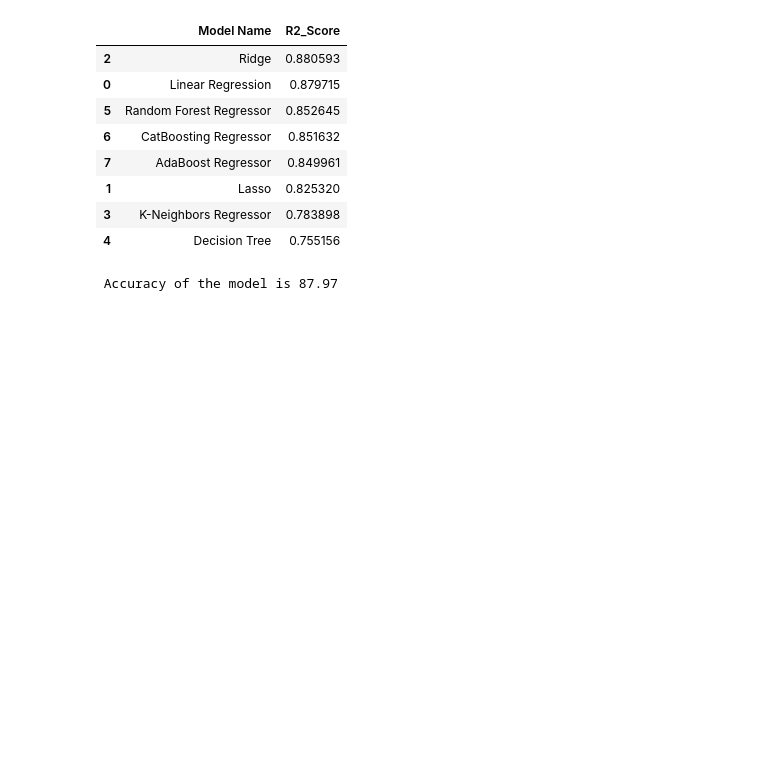
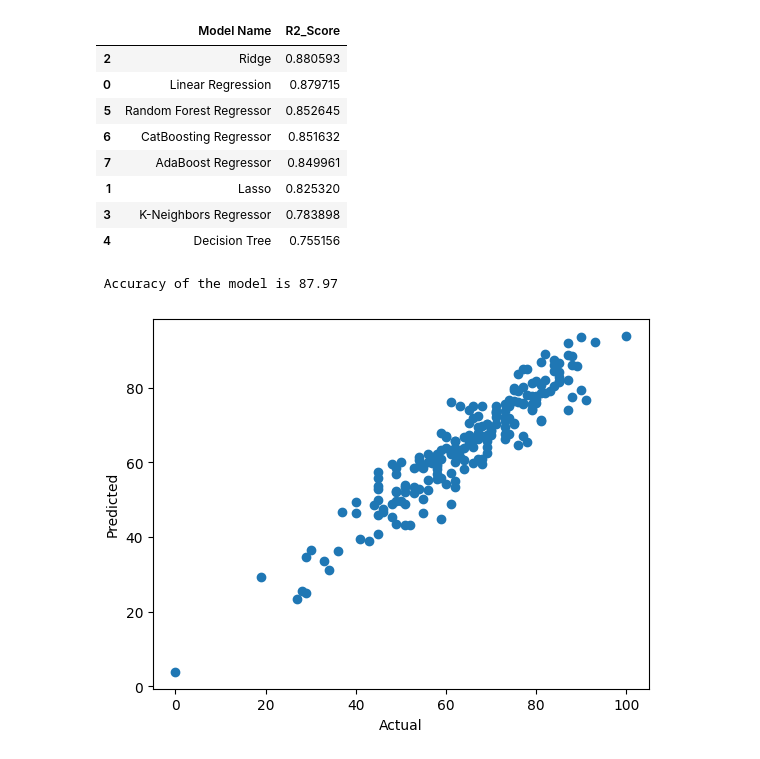
Before and after one commit to Prateek07-Kumar/End-To-End-ML-Project-With-Deployment, a Jupyter notebook: notebook/MODEL TRAINING.ipynb, the cells around one changed output. Drawn from its saved outputs; the diff is of its cells as text; code cells hidden in the pictures; blank space fills up the shorter version.

```diff
--- a/notebook/MODEL TRAINING.ipynb
+++ b/notebook/MODEL TRAINING.ipynb
@@ -199,3 +199,9 @@ score = r2_score(y_test, y_pred)*100
 print(" Accuracy of the model is %.2f" %score)
 # %% [output]
  Accuracy of the model is 87.97
+# %%
+plt.scatter(y_test,y_pred);
+plt.xlabel('Actual');
+plt.ylabel('Predicted');
+# %% [output]
+[figure, added]
```
